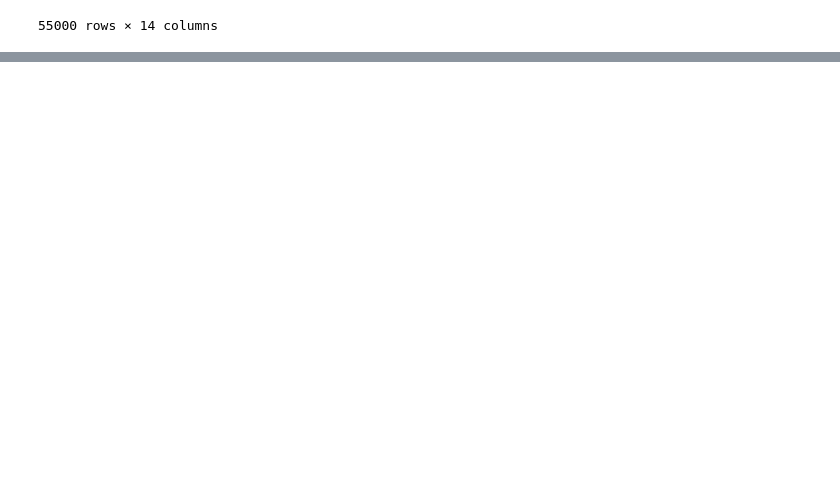
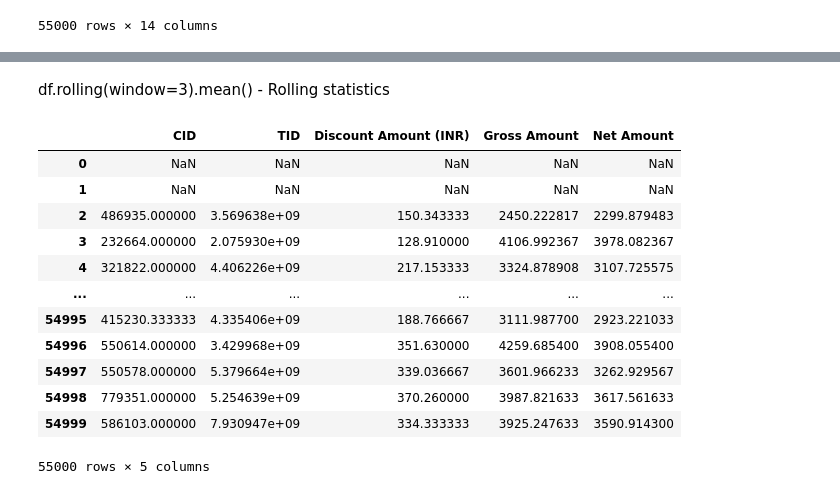
Before and after one commit to R123gh/Data-cleaning-project-, a Jupyter notebook: important_function_pandas 2.ipynb, the cells around one changed output, grey strips where cells are left out. Saved outputs shown, nothing was run; the diff lists cells and outputs as text; code cells hidden in the pictures; blank space fills up the shorter version.

```diff
--- a/important_function_pandas 2.ipynb
+++ b/important_function_pandas 2.ipynb
@@ -177,0 +262,18 @@ join1
+# %% [markdown]
+ df.rolling(window=3).mean() - Rolling statistics
+# %%
+df.select_dtypes(include=[np.number]).rolling(window=3).mean()
+# %% [output]
+|  | CID | TID | Discount Amount (INR) | Gross Amount | Net Amount |
+| 0 | NaN | NaN | NaN | NaN | NaN |
+| 1 | NaN | NaN | NaN | NaN | NaN |
+| 2 | 486935.000000 | 3.569638e+09 | 150.343333 | 2450.222817 | 2299.879483 |
+| 3 | 232664.000000 | 2.075930e+09 | 128.910000 | 4106.992367 | 3978.082367 |
+| 4 | 321822.000000 | 4.406226e+09 | 217.153333 | 3324.878908 | 3107.725575 |
+| ... | ... | ... | ... | ... | ... |
+| 54995 | 415230.333333 | 4.335406e+09 | 188.766667 | 3111.987700 | 2923.221033 |
+| 54996 | 550614.000000 | 3.429968e+09 | 351.630000 | 4259.685400 | 3908.055400 |
+| 54997 | 550578.000000 | 5.379664e+09 | 339.036667 | 3601.966233 | 3262.929567 |
+| 54998 | 779351.000000 | 5.254639e+09 | 370.260000 | 3987.821633 | 3617.561633 |
+| 54999 | 586103.000000 | 7.930947e+09 | 334.333333 | 3925.247633 | 3590.914300 |
+55000 rows × 5 columns
```
Also changed, not shown: parts of 13 cells of this notebook.
